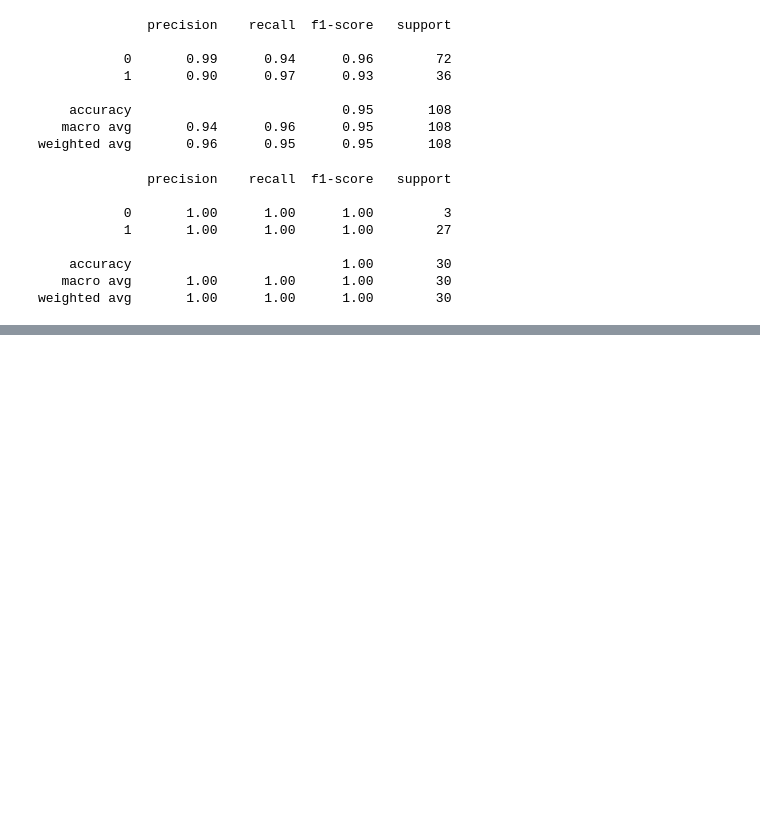
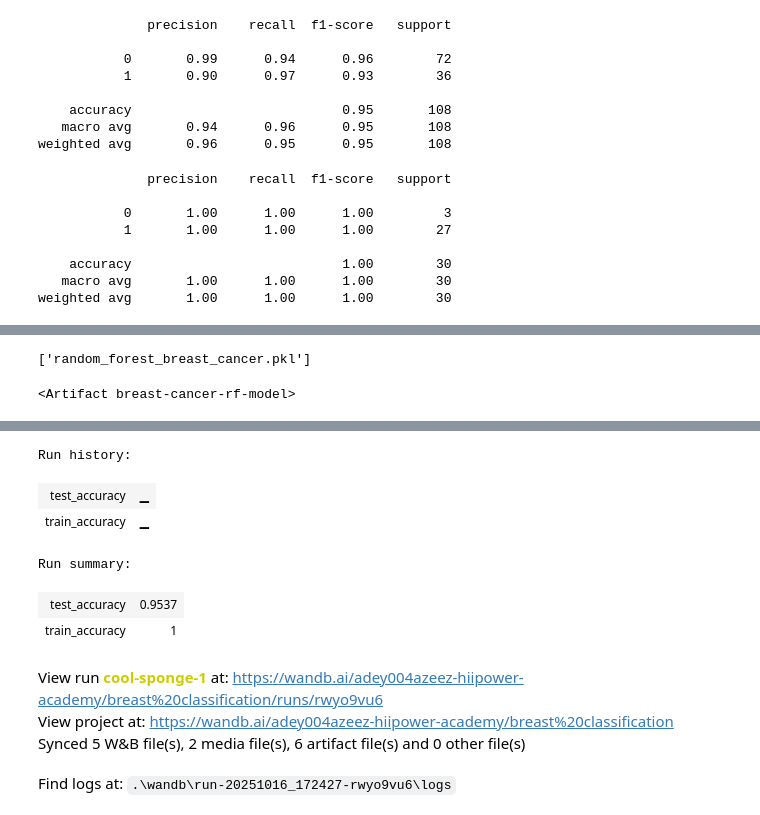
Before and after one commit to Adeyemi-authentic/Breast-classification, a Jupyter notebook: breastclassif/Breast classifiation with pytorch.ipynb, the cells around one changed output, grey strips where cells are left out. Drawn from its saved outputs; the diff is of its cells as text; code cells hidden in the pictures; blank space fills up the shorter version.

Commit message:
random forest classifier model was logged with wandb and confusion matrix image added

```diff
--- a/breastclassif/Breast classifiation with pytorch.ipynb
+++ b/breastclassif/Breast classifiation with pytorch.ipynb
@@ -428,0 +482,27 @@ plt.show()
+# %%
+# Save model locally
+model_filename = 'random_forest_breast_cancer.pkl'
+joblib.dump(rf, model_filename)
+# %% [output]
+['random_forest_breast_cancer.pkl']
+# %%
+
+# Save model to wandb
+artifact = wandb.Artifact(
+    name='breast-cancer-rf-model',
+    type='model',
+    description='Random Forest model for breast cancer classification',
+    metadata={
+        'train_accuracy': train_accuracy,
+        'test_accuracy': test_accuracy,
+        'n_features': X.shape[1],
+        'n_samples': len(X)
+    }
+)
+artifact.add_file(model_filename)
+wandb.log_artifact(artifact)
+# %% [output]
+<Artifact breast-cancer-rf-model>
+# %%
+wandb.finish()
+# %% [output]
@@ -428,0 +510,10 @@ plt.show()
+Run history:
+| test_accuracy | ▁ |
+| train_accuracy | ▁ |
+Run summary:
+| test_accuracy | 0.9537 |
+| train_accuracy | 1 |
+View run cool-sponge-1 at: https://wandb.ai/adey004azeez-hiipower-academy/breast%20classification/runs/rwyo9vu6
+View project at: https://wandb.ai/adey004azeez-hiipower-academy/breast%20classification
+Synced 5 W&B file(s), 2 media file(s), 6 artifact file(s) and 0 other file(s)
+Find logs at: .\wandb\run-20251016_172427-rwyo9vu6\logs
```
Also changed, not shown: parts of 14 cells of this notebook, 13 other files.
